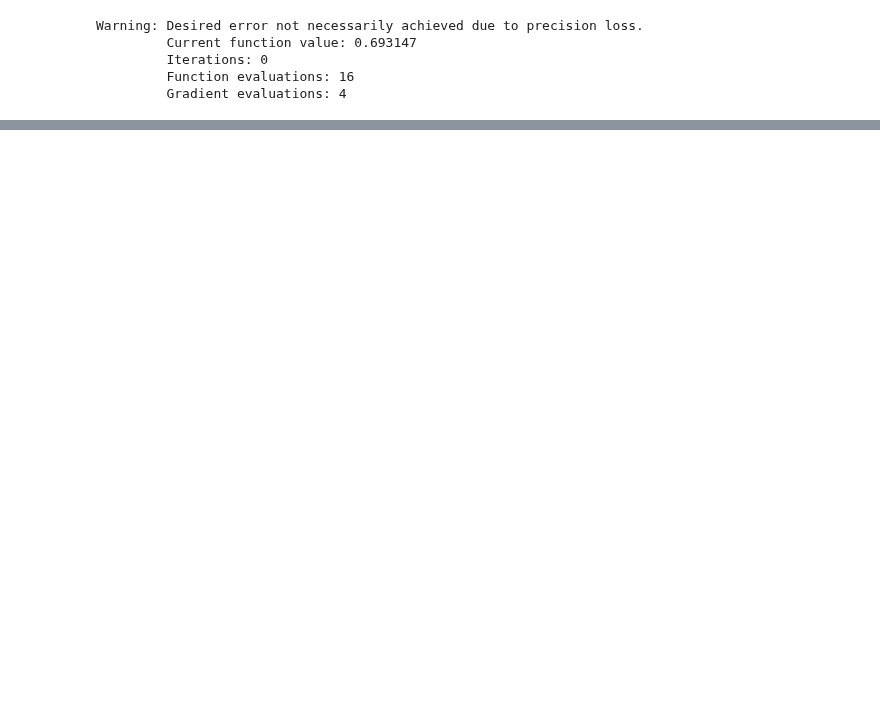
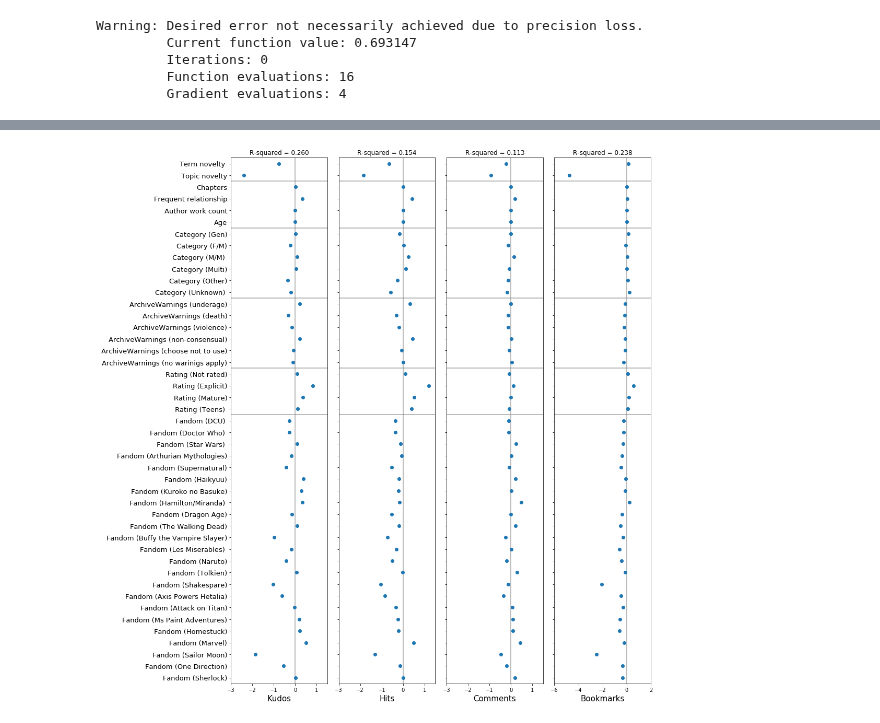
Before and after one commit to yzjing/ao3_old, a Jupyter notebook: exps/20180604_regression/2-step.ipynb, the cells around one changed output, grey strips where cells are left out. Saved outputs shown, nothing was run; the diff lists cells and outputs as text; code cells hidden in the pictures; blank space fills up the shorter version.

```diff
--- a/exps/20180604_regression/2-step.ipynb
+++ b/exps/20180604_regression/2-step.ipynb
@@ -124,5 +103,5 @@ ylabels =['Term novelty ',' Topic novelty' , 'Chapters', \
 Fandom (Marvel)',' Fandom (Sailor Moon)',' Fandom (One Direction)','Fandom (Sherlock)'][::-1]
 # %%
-kudos_model = run_ols(df_all, 'Kudos')
-kudos_coef = list(kudos_model.params)[1:-1][::-1]
+# kudos_model = run_ols(df_all, 'Kudos')
+kudos_coef = np.asarray(list(kudos_model.params)[1:-1][::-1])
 kudos_err = list(kudos_model.bse)[1:-1]
@@ -261,0 +158,66 @@ plt.savefig('ols_coefs.pdf', format='pdf')
+# %%
+fig, ax = plt.subplots(1,4,figsize = (15,15))
+ax[0].errorbar(kudos_coef, range(len(kudos_coef)), xerr=kudos_err, fmt='o')
+ax[0].set_yticks(range(len(kudos_coef)))
+ax[0].set_yticklabels(ylabels)
+ax[0].plot([0 for i in range(len(kudos_coef)+2)], range(-1,len(kudos_coef)+1), c='grey', alpha = 0.7)
+ax[0].plot(range(-4,3), [22.5 for i in range(-4,3)] ,c='grey', alpha = 0.7)
+ax[0].plot(range(-4,3), [26.5 for i in range(-4,3)] ,c='grey', alpha = 0.7)
+ax[0].plot(range(-4,3), [32.5 for i in range(-4,3)] ,c='grey', alpha = 0.7)
+ax[0].plot(range(-4,3), [38.5 for i in range(-4,3)] ,c='grey', alpha = 0.7)
+ax[0].plot(range(-4,3), [42.5 for i in range(-4,3)] ,c='grey', alpha = 0.7)
+ax[0].set_ylim(-0.5,44.5)
+ax[0].set_xlim(-3,1.5)
+ax[0].set_xlabel('Kudos', fontsize=15)
+ax[0].set_title('R-squared = 0.260')
+for tick in ax[0].yaxis.get_major_ticks():
+    tick.label.set_fontsize(13)
+
+ax[1].errorbar(hits_coef, range(len(hits_coef)), xerr=hits_err, fmt='o')
+ax[1].set_yticks(range(len(hits_coef)))
+# ax[1].set_yticklabels(ylabels)
+ax[1].plot([0 for i in range(len(hits_coef)+2)], range(-1,len(hits_coef)+1), c='grey', alpha = 0.7)
+ax[1].plot(range(-4,3), [22.5 for i in range(-4,3)] ,c='grey', alpha = 0.7)
+ax[1].plot(range(-4,3), [26.5 for i in range(-4,3)] ,c='grey', alpha = 0.7)
+ax[1].plot(range(-4,3), [32.5 for i in range(-4,3)] ,c='grey', alpha = 0.7)
+ax[1].plot(range(-4,3), [38.5 for i in range(-4,3)] ,c='grey', alpha = 0.7)
+ax[1].plot(range(-4,3), [42.5 for i in range(-4,3)] ,c='grey', alpha = 0.7)
+ax[1].set_ylim(-0.5,44.5)
+ax[1].set_xlim(-3,1.5)
+ax[1].set_yticklabels([])
+ax[1].set_title('R-squared = 0.154')
+ax[1].set_xlabel('Hits', fontsize=15)
+
+ax[2].errorbar(comments_coef, range(len(comments_coef)), xerr=comments_err, fmt='o')
+ax[2].set_yticks(range(len(comments_coef)))
+ax[2].plot([0 for i in range(len(comments_coef)+2)], range(-1,len(comments_coef)+1), c='grey', alpha = 0.7)
+ax[2].plot(range(-4,3), [22.5 for i in range(-4,3)] ,c='grey', alpha = 0.7)
+ax[2].plot(range(-4,3), [26.5 for i in range(-4,3)] ,c='grey', alpha = 0.7)
+ax[2].plot(range(-4,3), [32.5 for i in range(-4,3)] ,c='grey', alpha = 0.7)
+ax[2].plot(range(-4,3), [38.5 for i in range(-4,3)] ,c='grey', alpha = 0.7)
+ax[2].plot(range(-4,3), [42.5 for i in range(-4,3)] ,c='grey', alpha = 0.7)
+ax[2].set_ylim(-0.5,44.5)
+ax[2].set_xlim(-3,1.5)
+ax[2].set_yticklabels([])
+ax[2].set_title('R-squared = 0.113')
+ax[2].set_xlabel('Comments', fontsize=15)
+
+
+ax[3].errorbar(bookmarks_coef, range(len(bookmarks_coef)), xerr=bookmarks_err, fmt='o')
+ax[3].set_yticks(range(len(bookmarks_coef)))
+ax[3].plot([0 for i in range(len(bookmarks_coef)+2)], range(-1,len(bookmarks_coef)+1), c='grey', alpha = 0.7)
+ax[3].plot(range(-6,3), [22.5 for i in range(-6,3)] ,c='grey', alpha = 0.7)
+ax[3].plot(range(-6,3), [26.5 for i in range(-6,3)] ,c='grey', alpha = 0.7)
+ax[3].plot(range(-6,3), [32.5 for i in range(-6,3)] ,c='grey', alpha = 0.7)
+ax[3].plot(range(-6,3), [38.5 for i in range(-6,3)] ,c='grey', alpha = 0.7)
+ax[3].plot(range(-6,3), [42.5 for i in range(-6,3)] ,c='grey', alpha = 0.7)
+ax[3].set_ylim(-0.5,44.5)
+ax[3].set_xlim(-6,2)
+ax[3].set_yticklabels([])
+ax[3].set_title('R-squared = 0.238')
+ax[3].set_xlabel('Bookmarks', fontsize=15)
+
+plt.tight_layout()
+plt.savefig('ols_coefs.pdf', format='pdf')
+# %% [output]
+[figure, added]
```
Also changed, not shown: parts of 117 cells of this notebook, 9 other files.
